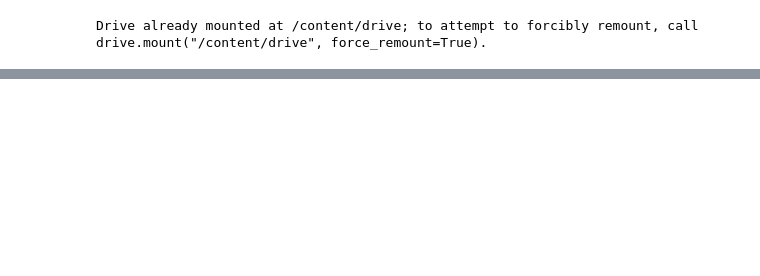
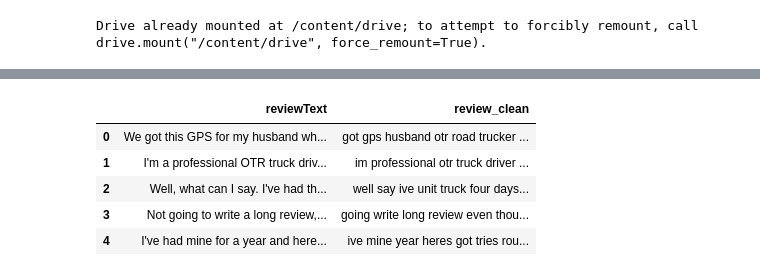
Before and after one commit to mobadata/detection-nouveautes-avis, a Jupyter notebook: Detection_nouveautes.ipynb, the cells around one changed output, grey strips where cells are left out. Saved outputs shown, nothing was run; the diff lists cells and outputs as text; code cells hidden in the pictures; blank space fills up the shorter version.

```diff
--- a/Detection_nouveautes.ipynb
+++ b/Detection_nouveautes.ipynb
@@ -32,0 +116,10 @@ df.head()
+# %%
+df["review_clean"] = df["reviewText"].apply(nettoyer_texte)
+df[["reviewText", "review_clean"]].head()
+# %% [output]
+|  | reviewText | review_clean |
+| 0 | We got this GPS for my husband wh... | got gps husband otr road trucker ... |
+| 1 | I'm a professional OTR truck driv... | im professional otr truck driver ... |
+| 2 | Well, what can I say. I've had th... | well say ive unit truck four days... |
+| 3 | Not going to write a long review,... | going write long review even thou... |
+| 4 | I've had mine for a year and here... | ive mine year heres got tries rou... |
```
Also changed, not shown: parts of 10 cells of this notebook.
